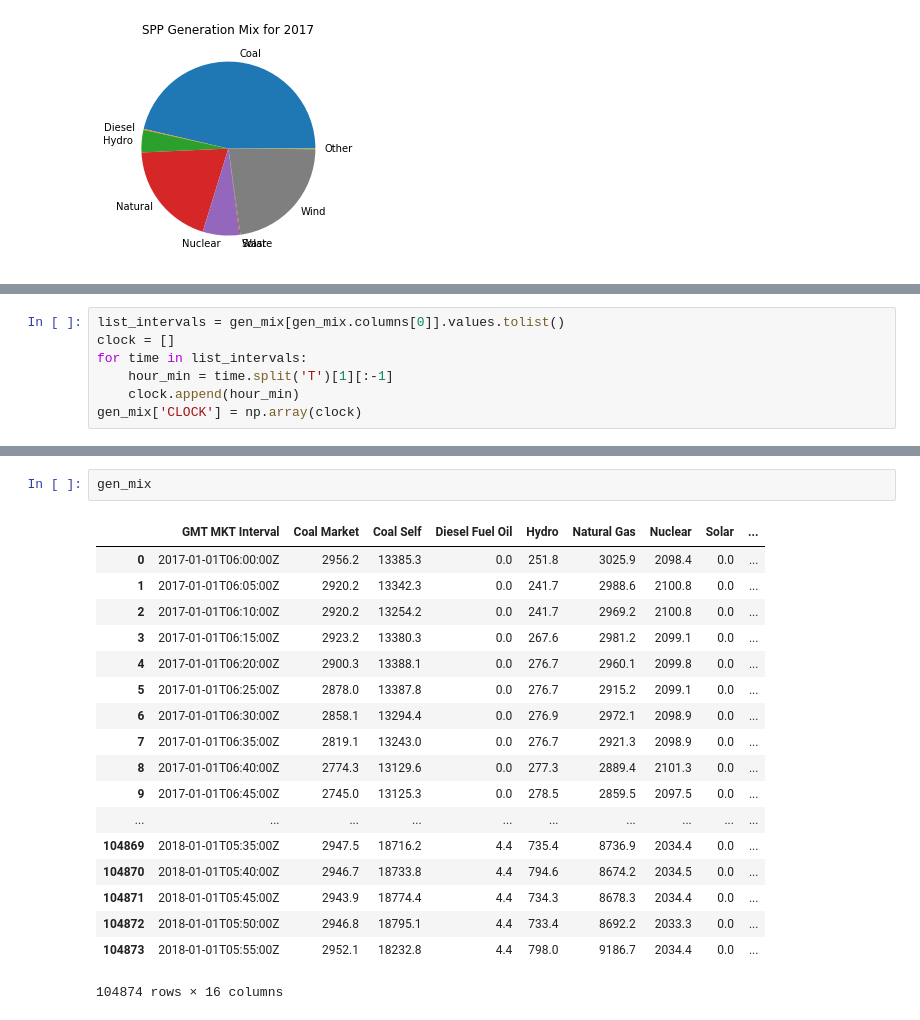
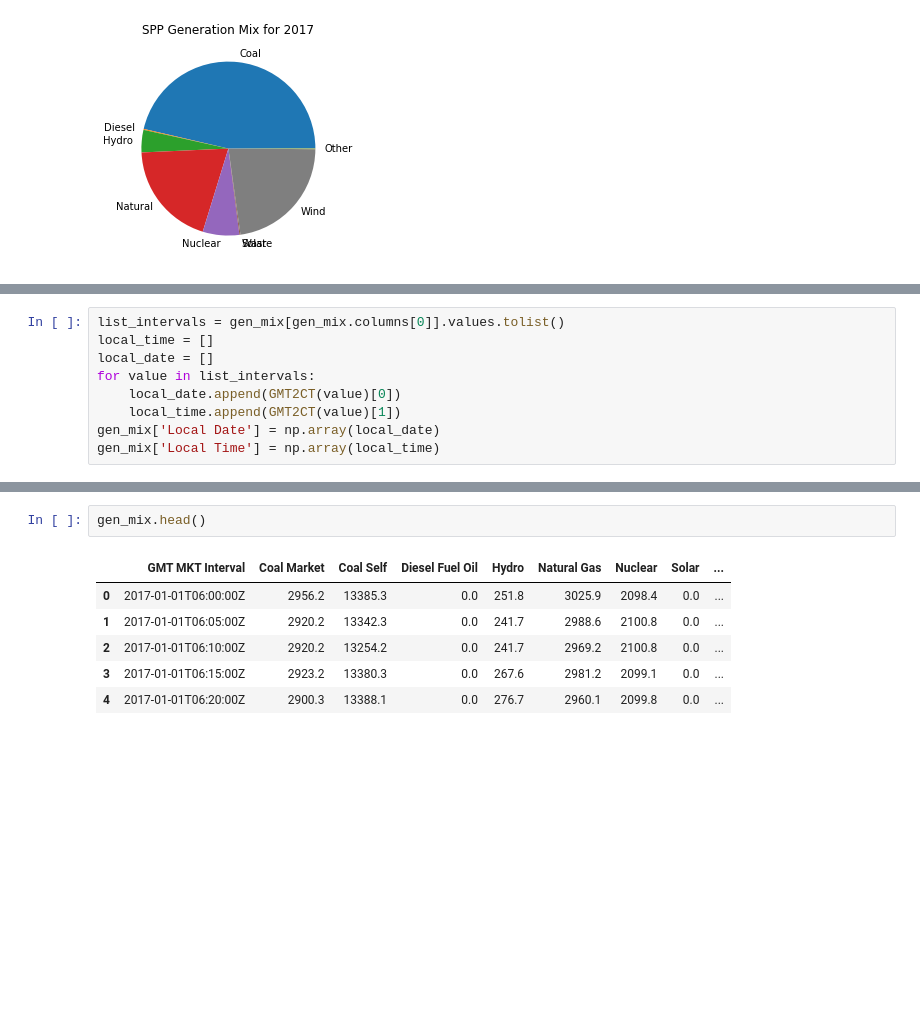
Before and after one commit to felipeascouto/energy, a Jupyter notebook: research_p1.ipynb, the cells around one changed output, grey strips where cells are left out. Saved outputs shown, nothing was run; the diff lists cells and outputs as text; blank space fills up the shorter version.

```diff
--- a/research_p1.ipynb
+++ b/research_p1.ipynb
@@ -33,7 +47,9 @@ plt.show()
 # %%
 list_intervals = gen_mix[gen_mix.columns[0]].values.tolist()
-clock = []
-for time in list_intervals:
-    hour_min = time.split('T')[1][:-1]
-    clock.append(hour_min)
-gen_mix['CLOCK'] = np.array(clock)
+local_time = []
+local_date = []
+for value in list_intervals:
+    local_date.append(GMT2CT(value)[0])
+    local_time.append(GMT2CT(value)[1])
+gen_mix['Local Date'] = np.array(local_date)
+gen_mix['Local Time'] = np.array(local_time)
@@ -64,21 +56,9 @@ gen_mix['Local Time'] = np.array(local_time)
 # %%
-gen_mix
+gen_mix.head()
 # %% [output]
 |  | GMT MKT Interval | Coal Market | Coal Self | Diesel Fuel Oil | Hydro | Natural Gas | Nuclear | Solar | ... |
 | 0 | 2017-01-01T06:00:00Z | 2956.2 | 13385.3 | 0.0 | 251.8 | 3025.9 | 2098.4 | 0.0 | ... |
 | 1 | 2017-01-01T06:05:00Z | 2920.2 | 13342.3 | 0.0 | 241.7 | 2988.6 | 2100.8 | 0.0 | ... |
 | 2 | 2017-01-01T06:10:00Z | 2920.2 | 13254.2 | 0.0 | 241.7 | 2969.2 | 2100.8 | 0.0 | ... |
 | 3 | 2017-01-01T06:15:00Z | 2923.2 | 13380.3 | 0.0 | 267.6 | 2981.2 | 2099.1 | 0.0 | ... |
 | 4 | 2017-01-01T06:20:00Z | 2900.3 | 13388.1 | 0.0 | 276.7 | 2960.1 | 2099.8 | 0.0 | ... |
-| 5 | 2017-01-01T06:25:00Z | 2878.0 | 13387.8 | 0.0 | 276.7 | 2915.2 | 2099.1 | 0.0 | ... |
-| 6 | 2017-01-01T06:30:00Z | 2858.1 | 13294.4 | 0.0 | 276.9 | 2972.1 | 2098.9 | 0.0 | ... |
-| 7 | 2017-01-01T06:35:00Z | 2819.1 | 13243.0 | 0.0 | 276.7 | 2921.3 | 2098.9 | 0.0 | ... |
-| 8 | 2017-01-01T06:40:00Z | 2774.3 | 13129.6 | 0.0 | 277.3 | 2889.4 | 2101.3 | 0.0 | ... |
-| 9 | 2017-01-01T06:45:00Z | 2745.0 | 13125.3 | 0.0 | 278.5 | 2859.5 | 2097.5 | 0.0 | ... |
-| ... | ... | ... | ... | ... | ... | ... | ... | ... | ... |
-| 104869 | 2018-01-01T05:35:00Z | 2947.5 | 18716.2 | 4.4 | 735.4 | 8736.9 | 2034.4 | 0.0 | ... |
-| 104870 | 2018-01-01T05:40:00Z | 2946.7 | 18733.8 | 4.4 | 794.6 | 8674.2 | 2034.5 | 0.0 | ... |
-| 104871 | 2018-01-01T05:45:00Z | 2943.9 | 18774.4 | 4.4 | 734.3 | 8678.3 | 2034.4 | 0.0 | ... |
-| 104872 | 2018-01-01T05:50:00Z | 2946.8 | 18795.1 | 4.4 | 733.4 | 8692.2 | 2033.3 | 0.0 | ... |
-| 104873 | 2018-01-01T05:55:00Z | 2952.1 | 18232.8 | 4.4 | 798.0 | 9186.7 | 2034.4 | 0.0 | ... |
-104874 rows × 16 columns
```
Also changed, not shown: parts of 10 cells of this notebook.
